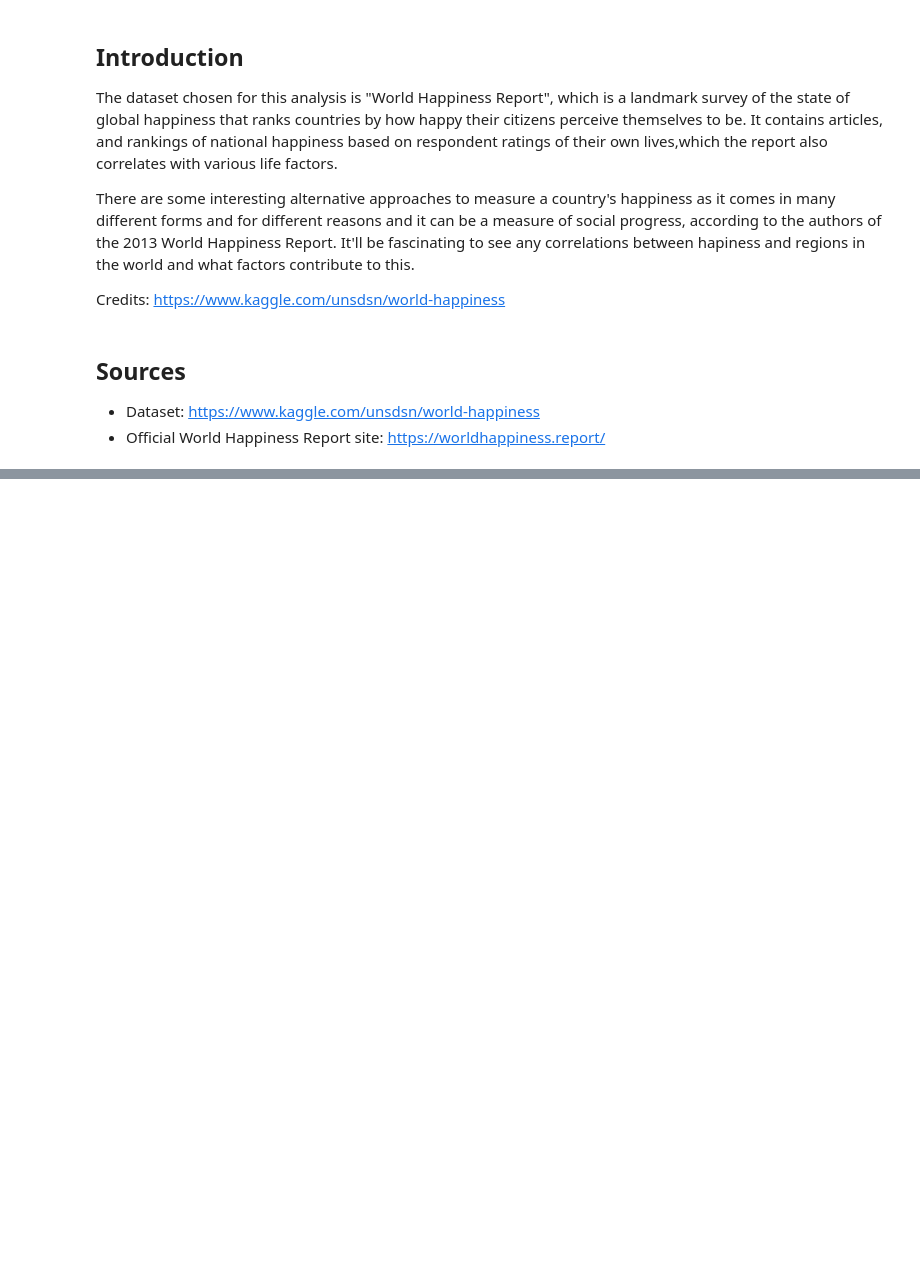
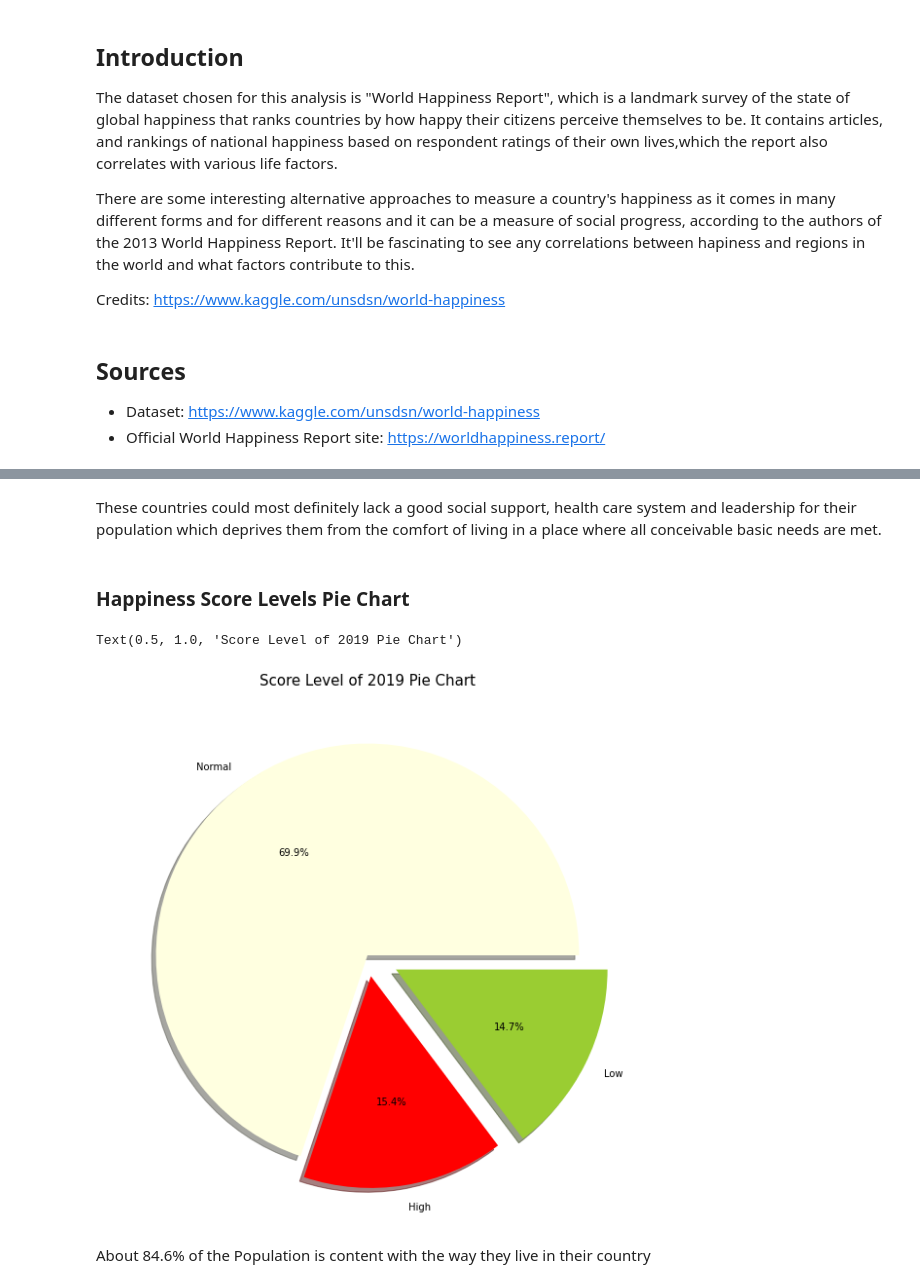
Before and after one commit to Javier9898/World_Happiness_Report, a Jupyter notebook: World_Happiness_Report.ipynb, the cells around one changed output, grey strips where cells are left out. Cells and saved outputs as stored; diff of their text form; code cells hidden in the pictures; blank space fills up the shorter version.

```diff
--- a/World_Happiness_Report.ipynb
+++ b/World_Happiness_Report.ipynb
@@ -27,0 +227,29 @@ Find the answer to the following questions:
+# %% [markdown]
+These countries could most definitely lack a good social support, health care system and leadership for their population which deprives them from the comfort of living in a place where all conceivable basic needs are met.
+# %% [markdown]
+### **Happiness Score Levels Pie Chart**
+# %%
+# Creating a Dataframe with High, Normal and Low categories for the Happiness score of each country.
+data_mean = pd.DataFrame()
+
+score_mean = sum(data2019.Score)/len(data2019.Score)
+std_score = data2019.Score.std()
+
+data_mean["Score"] = data2019.Score
+data_mean["Score_Level"]=["High" if i>(scoremean+stdscore)
+                         else "Normal" if (scoremean-stdscore)<i<(scoremean+stdscore)
+                         else "Low" for i in data2019.Score]
+# %%
+labels=data_mean.Score_Level.value_counts().index
+colors=("lightyellow","red","yellowgreen")
+explode=[0,0.1,0.15]
+sizes=data_mean.Score_Level.value_counts().values
+
+plt.figure(figsize=(10,10))
+plt.pie(sizes,explode=explode,colors=colors,labels=labels,shadow=True,autopct='%1.1f%%')
+plt.title("Score Level of 2019 Pie Chart",color="Black",fontsize=15)
+# %% [output]
+Text(0.5, 1.0, 'Score Level of 2019 Pie Chart')
+[figure, added]
+# %% [markdown]
+About 84.6% of the Population is content with the way they live in their country
```
Also changed, not shown: parts of 32 cells of this notebook.
